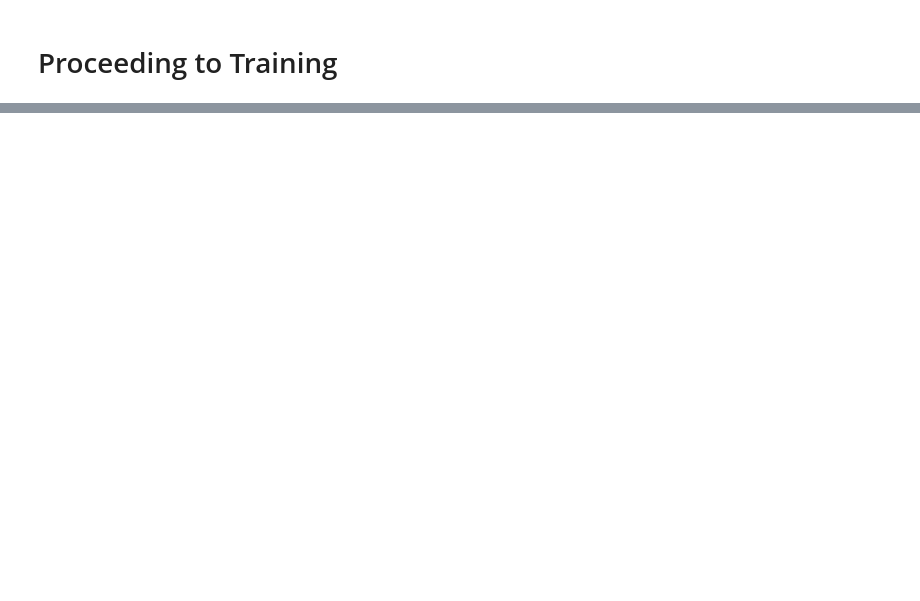
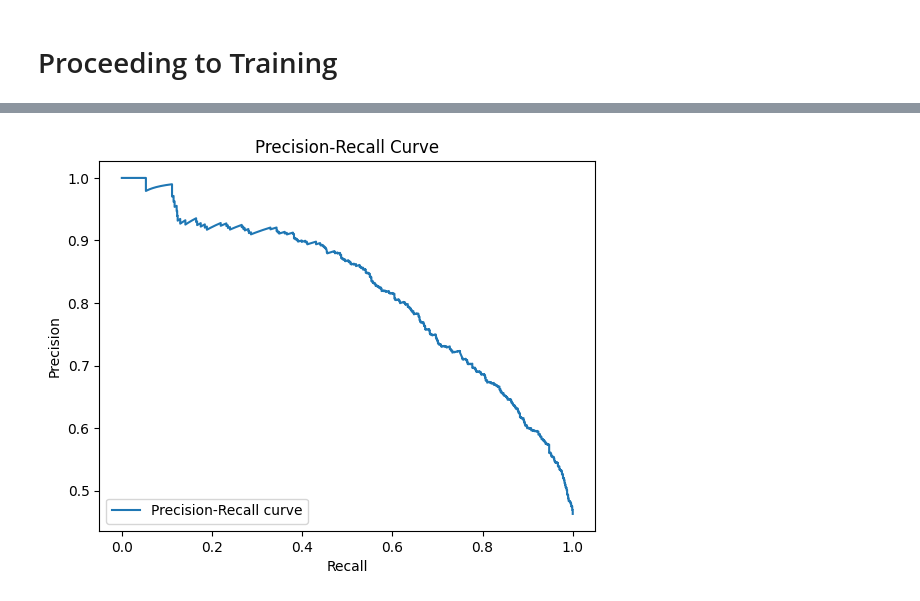
Before and after one commit to Tolskiee/ThesisFiles, a Jupyter notebook: ThesisLogic.ipynb, the cells around one changed output, grey strips where cells are left out. Cells and saved outputs as stored; diff of their text form; code cells hidden in the pictures; blank space fills up the shorter version.

```diff
--- a/ThesisLogic.ipynb
+++ b/ThesisLogic.ipynb
@@ -822,0 +1005,21 @@ Recall: 0.6683562635771181
+# %%
+clf = svm.SVC(kernel='rbf')
+clf.fit(X_train, y_train)
+
+joblib.dump(clf, 'svm_model.joblib')
+joblib.dump(vectorizer, 'tfidf_vectorizer.joblib')
+
+y_pred = clf.predict(X_test)
+y_train_pred = clf.predict(X_train)
+
+accuracy = metrics.accuracy_score(y_train, y_train_pred)
+print("Training Data Accuracy using metrics.accuracy_score():", accuracy)
+
+accuracy = metrics.accuracy_score(y_test, y_pred)
+print("Test Data Accuracy using metrics.accuracy_score():", accuracy)
+
+precision = metrics.precision_score(y_test, y_pred)
+print("Precision using metrics.precision_score():", precision)
+
+recall = metrics.recall_score(y_test, y_pred)
+print("Recall using metrics.recall_score():", recall)
@@ -823,3 +1154,13 @@ Recall: 0.6683562635771181
+# %%
+precision, recall, thresholds = precision_recall_curve(y_test, svm_model.decision_function(X_test))
+plt.plot(recall, precision, label='Precision-Recall curve')
+plt.xlabel('Recall')
+plt.ylabel('Precision')
+plt.title('Precision-Recall Curve')
+plt.legend(loc="lower left")
+plt.show()
+# %% [output]
+[figure, added]
 # %%
 import string
 import re
```
Also changed, not shown: parts of 16 cells of this notebook, 3 other files.
